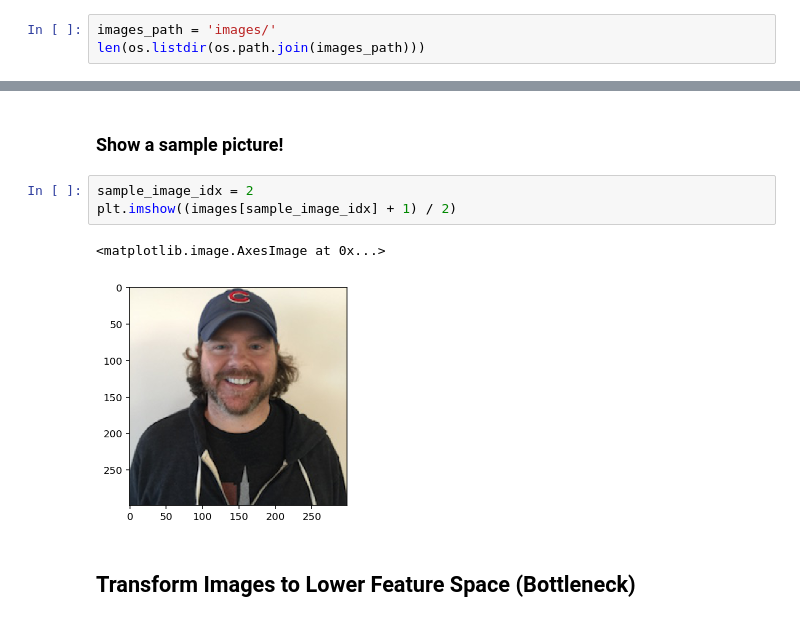
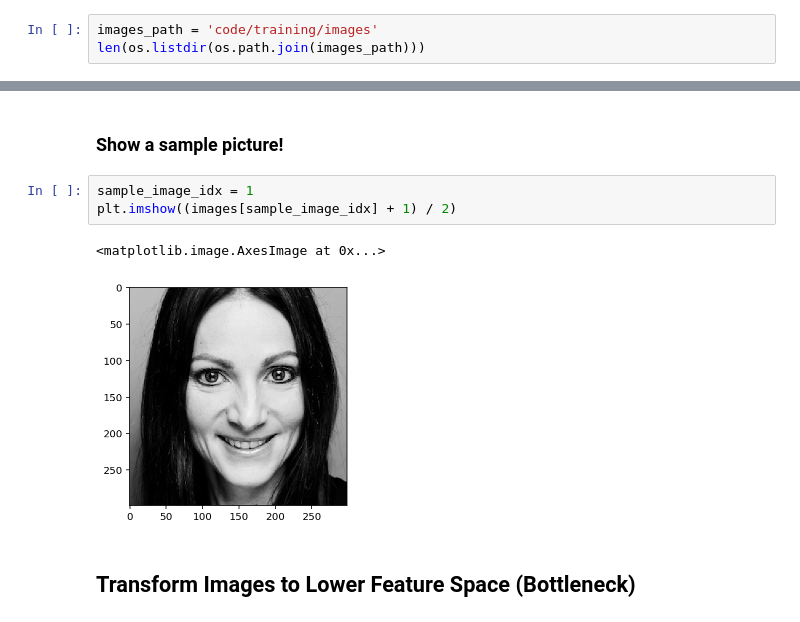
Before and after one commit to antje/doppelganger, a Jupyter notebook: Doppelganger_A.ipynb, the cells around one changed output, grey strips where cells are left out. Cells and saved outputs as stored; diff of their text form.

```diff
--- a/Doppelganger_A.ipynb
+++ b/Doppelganger_A.ipynb
@@ -30,7 +30,7 @@ import matplotlib.pyplot as plt
 # %% [markdown]
 Set image path and explore enivornment.
 # %%
-images_path = 'images/'
+images_path = 'code/training/images'
 len(os.listdir(os.path.join(images_path)))
 # %% [output]
 121
@@ -61,11 +61,11 @@ images.shape
 # %% [markdown]
 ### Show a sample picture!
 # %%
-sample_image_idx = 2
+sample_image_idx = 1
 plt.imshow((images[sample_image_idx] + 1) / 2)
 # %% [output]
 <matplotlib.image.AxesImage at 0x...>
-[figure, old version]
+[figure, new version]
 # %% [markdown]
 ## Transform Images to Lower Feature Space (Bottleneck) ##
 # %%
```
Also changed, not shown: parts of 13 cells of this notebook.
